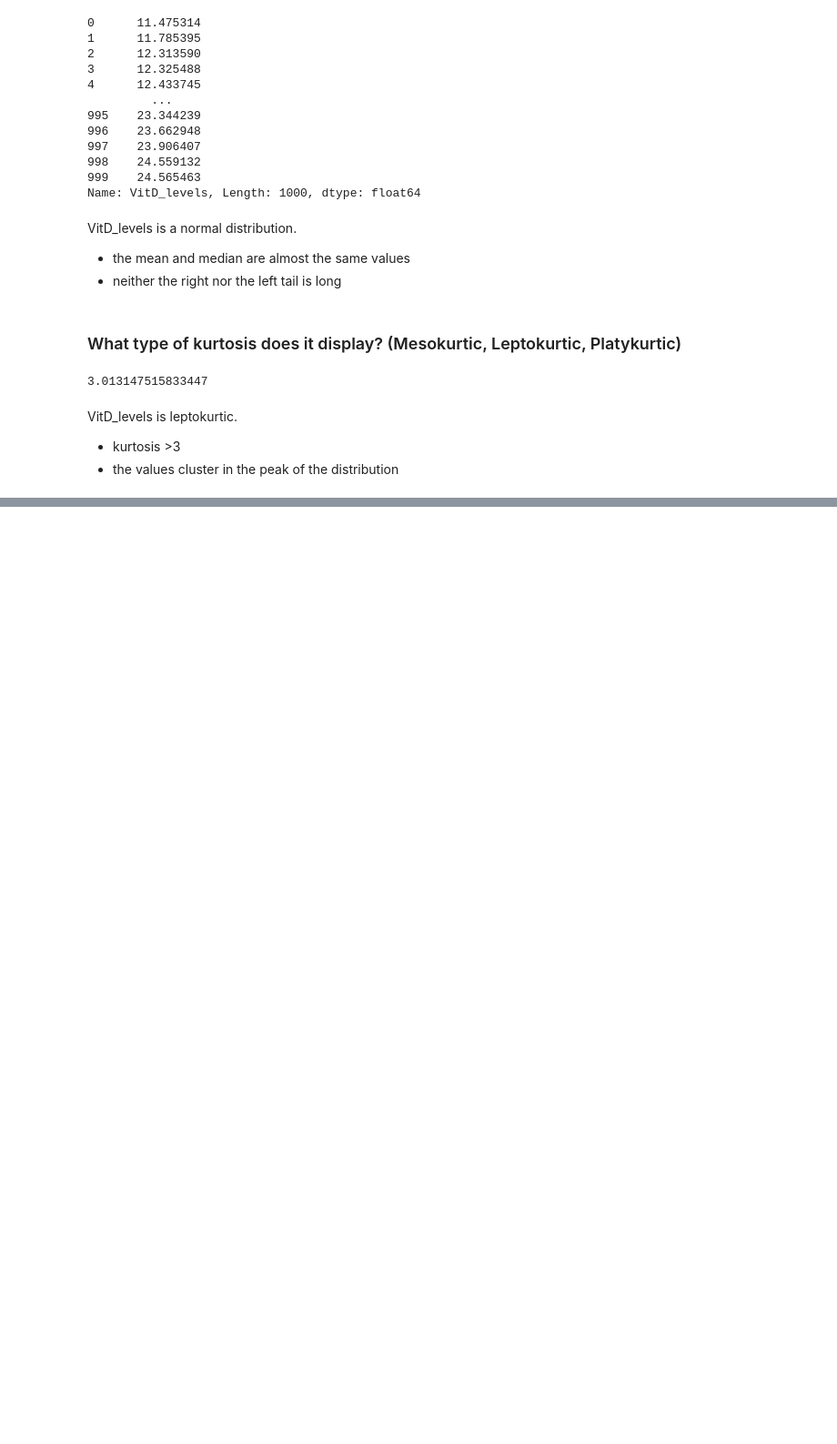
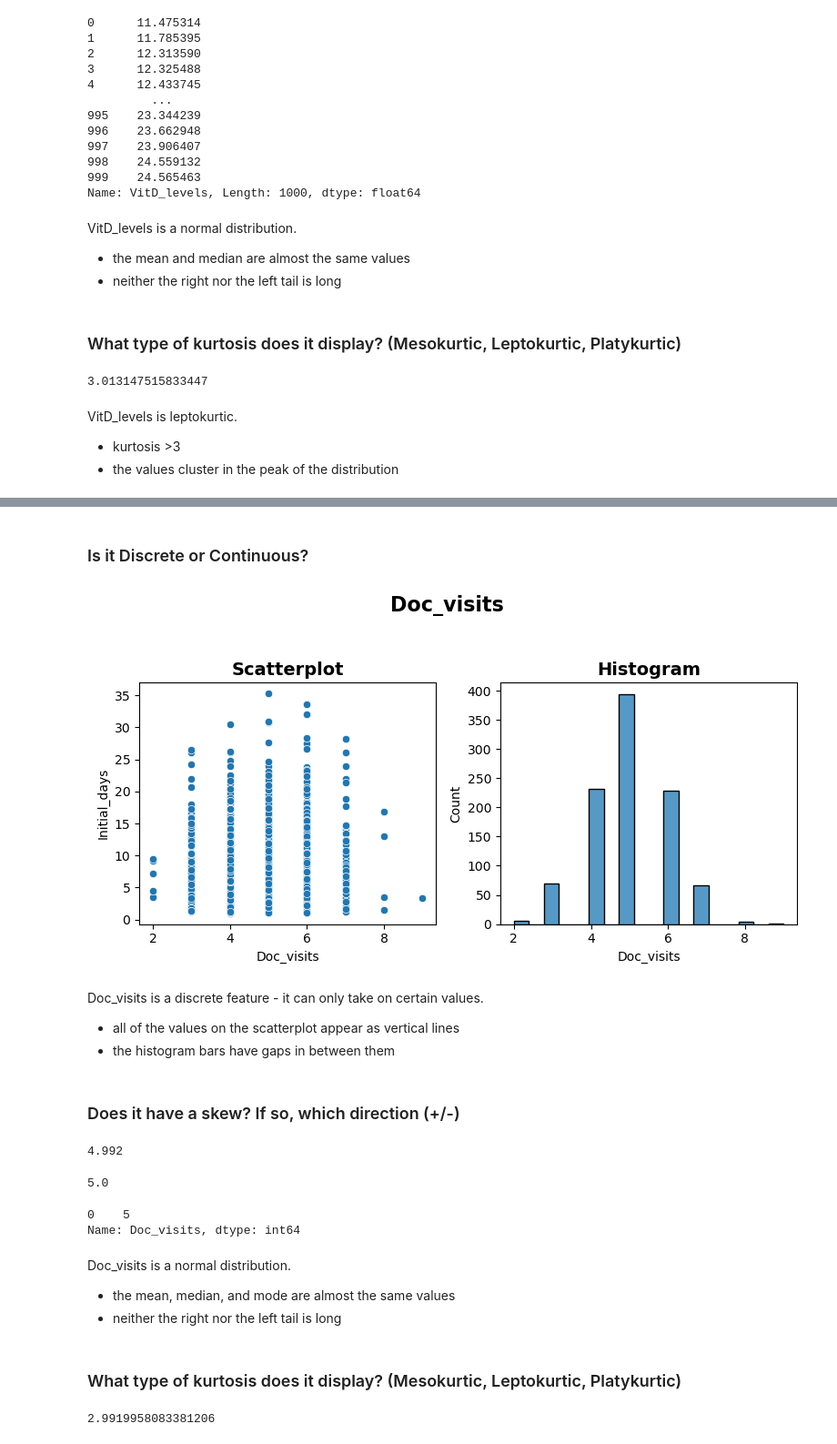
Before and after one commit to andreacohen7/Medical-Dataset, a Jupyter notebook: Medical Dataset.ipynb, the cells around one changed output, grey strips where cells are left out. Shown: that part at 91% size. Saved outputs shown, nothing was run; the diff lists cells and outputs as text; code cells hidden in the pictures; blank space fills up the shorter version.

```diff
--- a/Medical Dataset.ipynb
+++ b/Medical Dataset.ipynb
@@ -132,0 +157,38 @@ VitD_levels is leptokurtic.
+# %% [markdown]
+### Is it Discrete or Continuous?
+# %%
+fig, axes = plt.subplots(ncols = 2, nrows = 1, figsize = (8,4))
+sns.scatterplot(data = medical_df, x = 'Doc_visits', y = 'Initial_days', ax = axes[0])
+axes[0].set_title('Scatterplot', fontsize = 14, fontweight = 'bold')
+sns.histplot(data = medical_df, x = 'Doc_visits', ax = axes[1])
+axes[1].set_title('Histogram', fontsize = 14, fontweight = 'bold')
+fig.suptitle('Doc_visits', fontsize = 16, fontweight = 'bold', y = 1.05)
+fig.tight_layout();
+# %% [output]
+[figure, added]
+# %% [markdown]
+Doc_visits is a discrete feature - it can only take on certain values.
+- all of the values on the scatterplot appear as vertical lines
+- the histogram bars have gaps in between them
+# %% [markdown]
+### Does it have a skew? If so, which direction (+/-)
+# %%
+display(mean)
+display(median)
+display(mode)
+# %% [output]
+4.992
+5.0
+0    5
+Name: Doc_visits, dtype: int64
+# %% [markdown]
+Doc_visits is a normal distribution.
+- the mean, median, and mode are almost the same values
+- neither the right nor the left tail is long
+# %% [markdown]
+### What type of kurtosis does it display? (Mesokurtic, Leptokurtic, Platykurtic)
+# %%
+kurt = stats.kurtosis(medical_df['Doc_visits'], fisher = False)
+kurt
+# %% [output]
+2.9919958083381206
```
Also changed, not shown: parts of 17 cells of this notebook.
